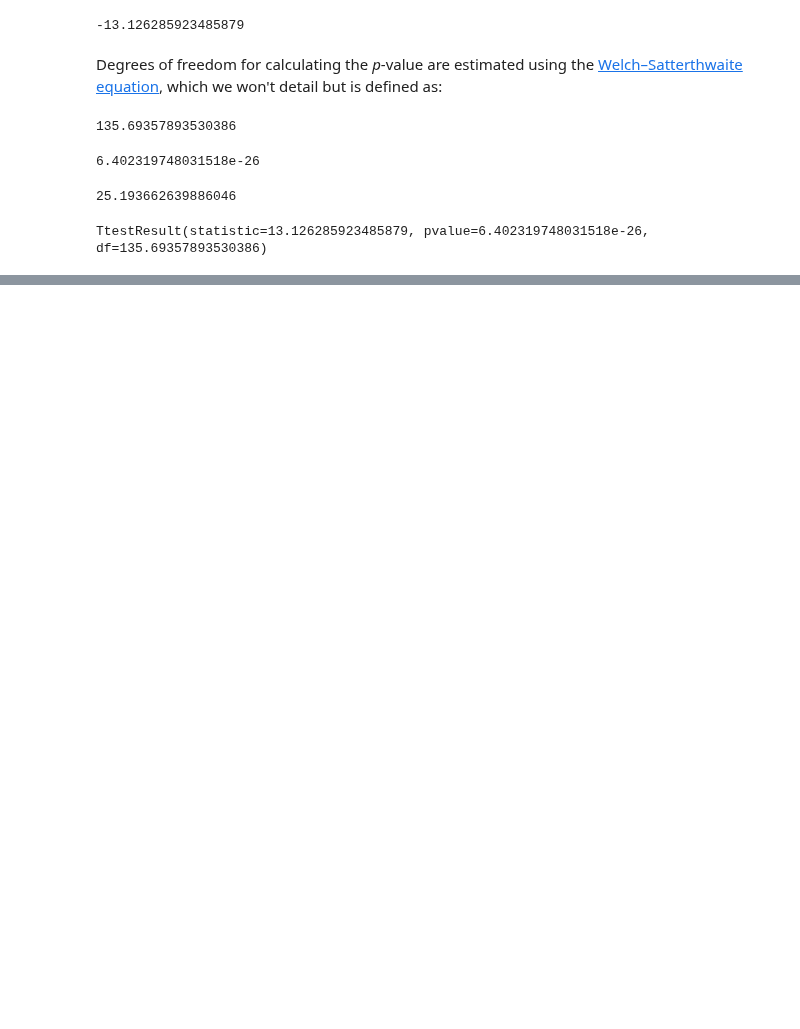
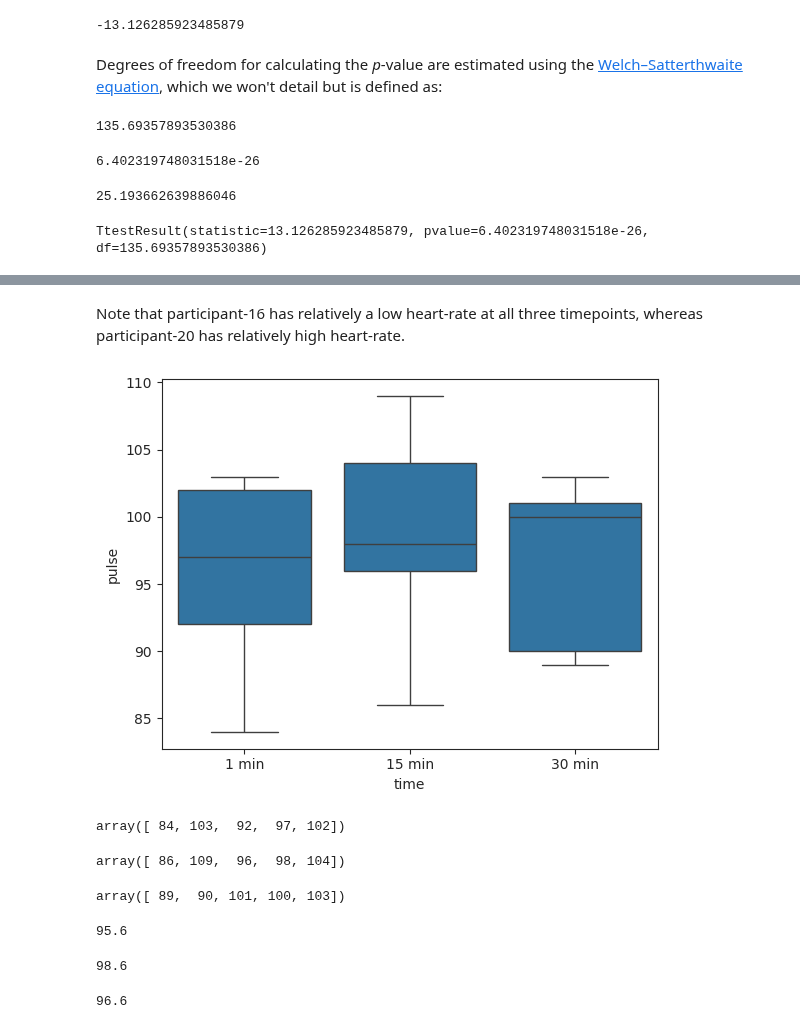
Before and after one commit to fakhar-iqbal/Machine_Learning_Fundamentals, a Jupyter notebook: Statistics.ipynb, the cells around one changed output, grey strips where cells are left out. Drawn from its saved outputs; the diff is of its cells as text; code cells hidden in the pictures; blank space fills up the shorter version.

```diff
--- a/Statistics.ipynb
+++ b/Statistics.ipynb
@@ -480,0 +493,3 @@ TtestResult(statistic=13.126285923485879, pvalue=6.402319748031518e-26, df=135.6
+# %%
+exercise =  sns.load_dataset('exercise')
+exercise
@@ -480,0 +522,2 @@ TtestResult(statistic=13.126285923485879, pvalue=6.402319748031518e-26, df=135.6
+# %%
+walk_no = exercise[(exercise.kind=='walking') & (exercise.diet=='no fat')]
@@ -480,0 +543,33 @@ TtestResult(statistic=13.126285923485879, pvalue=6.402319748031518e-26, df=135.6
+# %% [markdown]
+Note that participant-16 has relatively a low heart-rate at all three timepoints, whereas participant-20 has relatively high heart-rate.
+# %%
+_ = sns.boxplot(x='time', y= 'pulse', data = walk_no)
+# %% [output]
+[figure, added]
+# %%
+min1 = walk_no[walk_no.time=='1 min']['pulse'].to_numpy()
+min1
+# %% [output]
+array([ 84, 103,  92,  97, 102])
+# %%
+min15 = walk_no[walk_no.time=='15 min']['pulse'].to_numpy()
+min15
+# %% [output]
+array([ 86, 109,  96,  98, 104])
+# %%
+min30 = walk_no[walk_no.time=='30 min']['pulse'].to_numpy()
+min30
+# %% [output]
+array([ 89,  90, 101, 100, 103])
+# %%
+min1.mean()
+# %% [output]
+95.6
+# %%
+min15.mean()
+# %% [output]
+98.6
+# %%
+min30.mean()
+# %% [output]
+96.6
```
Also changed, not shown: parts of 19 cells of this notebook.
